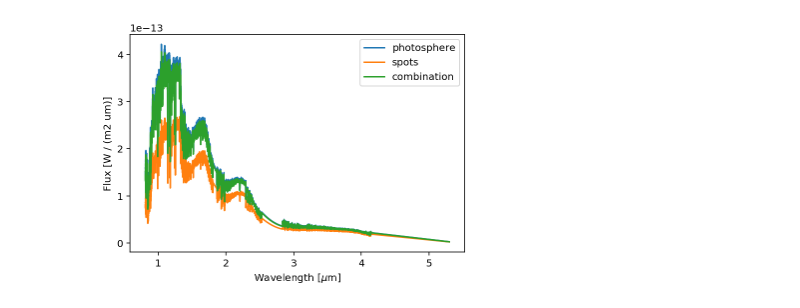
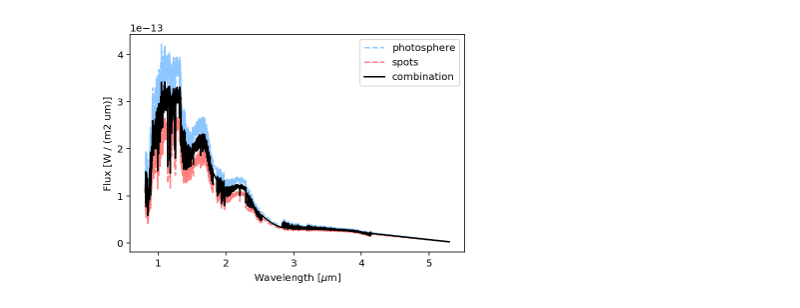
Before and after one commit to bmorris3/libra, a Jupyter notebook: notebooks/spots_wavelength_dep.ipynb, the cells around one changed output. Drawn from its saved outputs; the diff is of its cells as text; code cells hidden in the pictures.

```diff
--- a/notebooks/spots_wavelength_dep.ipynb
+++ b/notebooks/spots_wavelength_dep.ipynb
@@ -10,23 +10,23 @@ sys.path.insert(0, '../')
 # %%
 from libra import IRTFTemplate
 
 star = IRTFTemplate('M8V')
 spots = star.scale_temperature(-200)
 
-star.plot(label='photosphere')
-spots.plot(label='spots')
+star.plot(label='photosphere', ls='--', color='DodgerBlue', alpha=0.5)
+spots.plot(label='spots', ls="--", color='r', alpha=0.5)
 
 # Fractional spotted area
-f_s = 0.1
+f_s = 0.5
 
 combined = (1 - f_s) * star + f_s * spots
 
-combined.plot(label='combination')
+combined.plot(label='combination', color='k')
 
 plt.xlabel('Wavelength [$\mu$m]')
 plt.ylabel('Flux [{0}]'.format(combined.flux.unit.to_string()))
 
 plt.legend()
 plt.show()
 # %% [output]
-[figure, old version]
+[figure, new version]
```
Also changed, not shown: 2 other files.
